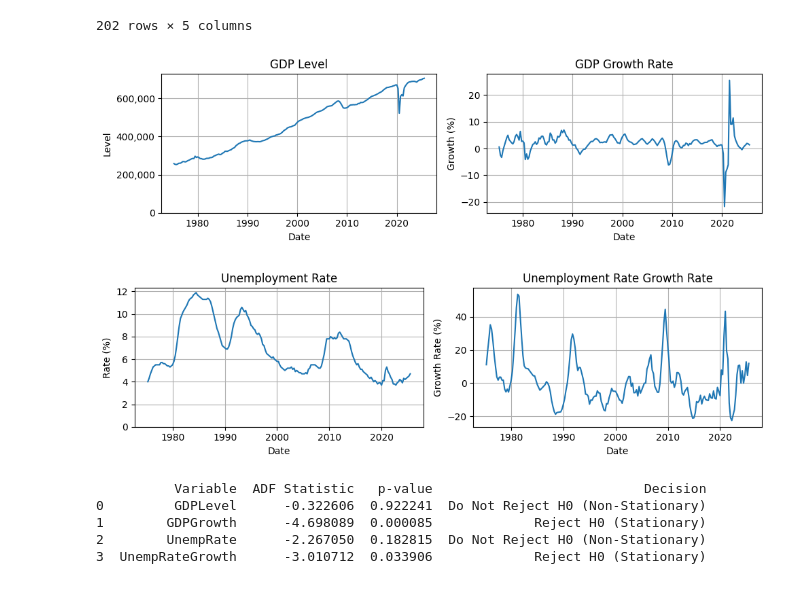
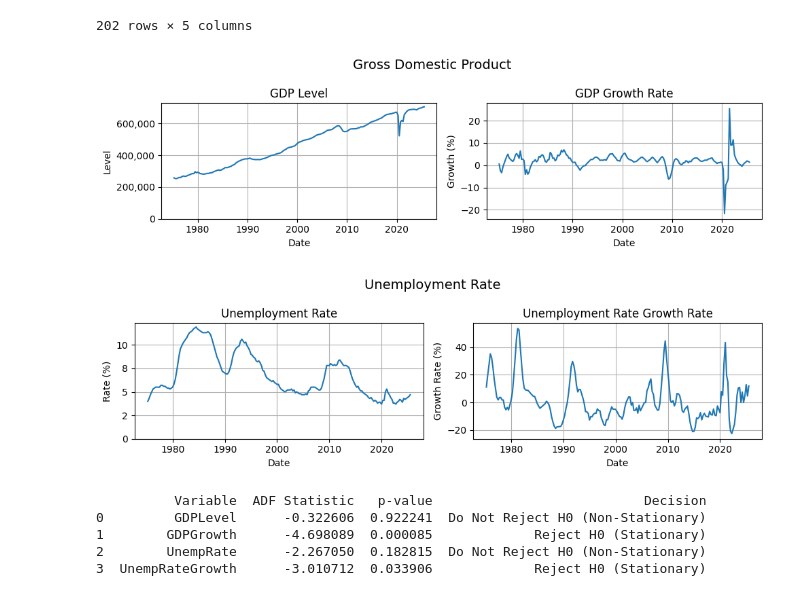
Before and after one commit to MarkThackham/MarkThackham.github.io, a Jupyter notebook: Portfolio/machine-learning/sarimax-gdp/sarimax-gdp.ipynb, the cells around one changed output. Cells and saved outputs as stored; diff of their text form; code cells hidden in the pictures.

```diff
--- a/Portfolio/machine-learning/sarimax-gdp/sarimax-gpp.ipynb
+++ b/Portfolio/machine-learning/sarimax-gdp/sarimax-gdp.ipynb
@@ -190,6 +186,7 @@ df2
 #-----------------------
 # GDP Level and Growth Rate
 fig, axes = plt.subplots(1, 2, figsize=(10, 3))
+fig.suptitle("Gross Domestic Product", fontsize=14)
 
 # --- Panel 1: GDP Level ---
 sns.lineplot(ax=axes[0], x='date', y='GDPLevel', data=df2)
@@ -207,38 +204,41 @@ axes[1].set_xlabel('Date')
 axes[1].set_ylabel('Growth (%)')
 axes[1].grid(True)
 
+plt.savefig("sarimax_gdp-growth.png", bbox_inches="tight", dpi=300)
 plt.tight_layout()
 plt.show()
 #-----------------------
 
 #-----------------------
 # UnempRate Level and Growth Rate
 fig, axes = plt.subplots(1, 2, figsize=(10, 3))
+fig.suptitle("Unemployment Rate", fontsize=14)
 
 # --- Panel 1: GDP Level ---
 sns.lineplot(ax=axes[0], x='date', y='UnempRate', data=df2)
 axes[0].set_title('Unemployment Rate')
 axes[0].set_xlabel('Date')
 axes[0].set_ylabel('Rate (%)')
 axes[0].yaxis.set_major_formatter(ticker.StrMethodFormatter('{x:,.0f}'))
 axes[0].set_ylim(bottom=0)
 axes[0].grid(True)
 
 # --- Panel 2: Unemployment Rate Growth Rate ---
 sns.lineplot(ax=axes[1], x='date', y='UnempRateGrowth', data=df2)
 axes[1].set_title('Unemployment Rate Growth Rate')
 axes[1].set_xlabel('Date')
 axes[1].set_ylabel('Growth Rate (%)')
 axes[1].grid(True)
 
+plt.savefig("sarimax_unemp-rate-growth.png", bbox_inches="tight", dpi=300)
 plt.tight_layout()
 plt.show()
 #-----------------------
 
 #================================================================================
 # %% [output]
-[figure, old version]
+[figure, new version]
-[figure, old version]
+[figure, new version]
 # %%
 #================================================================================
 # Step 4: Augmented Dickey-Fuller (ADF) Test
```
Also changed, not shown: parts of 8 cells of this notebook, 10 other files.
